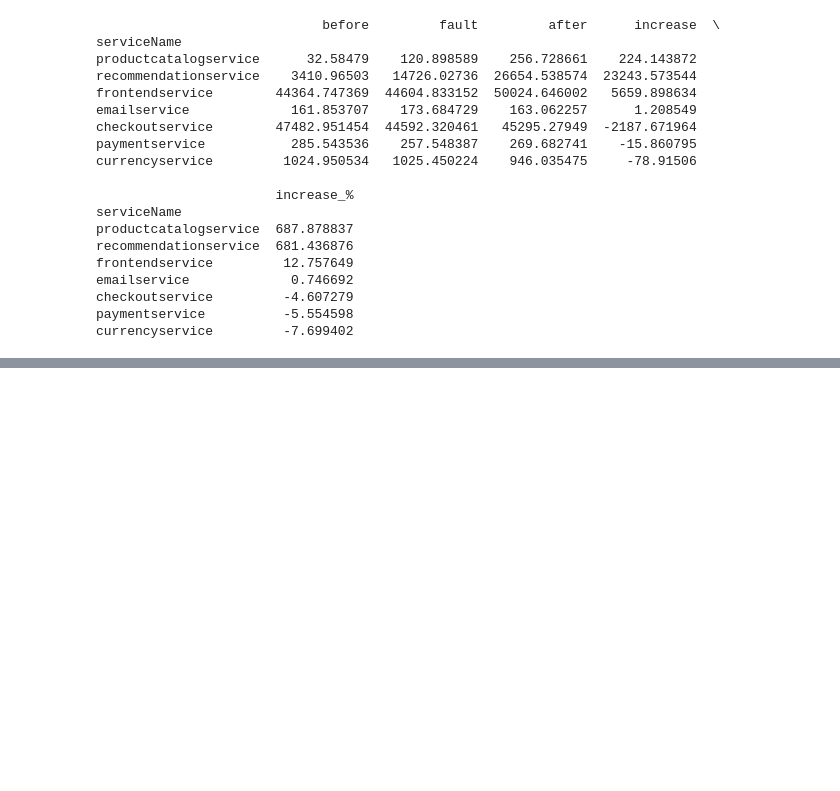
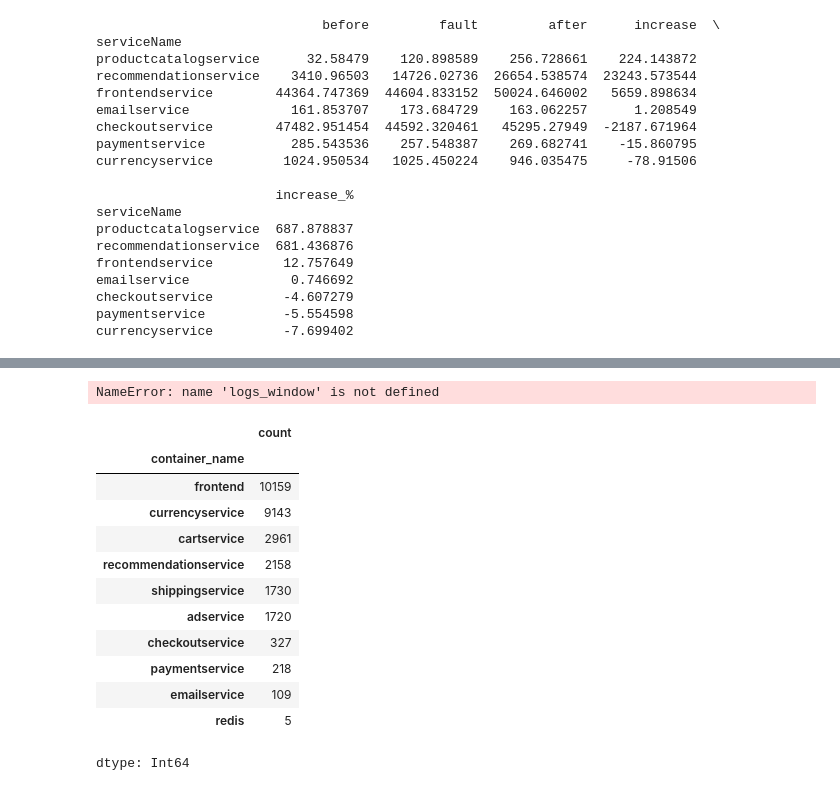
Before and after one commit to JAI4213H/ForensicAI, a Jupyter notebook: DataAnalysis.ipynb, the cells around one changed output, grey strips where cells are left out. Drawn from its saved outputs; the diff is of its cells as text; code cells hidden in the pictures; blank space fills up the shorter version.

```diff
--- a/DataAnalysis.ipynb
+++ b/DataAnalysis.ipynb
@@ -332,0 +382,32 @@ currencyservice         -7.699402
+# %%
+logs["timestamp_dt"] = pd.to_datetime(
+    logs["timestamp"],
+    unit="s"
+)
+# %%
+print(logs_window.shape)
+# %% [output]
+NameError: name 'logs_window' is not defined
+# %%
+delta = pd.Timedelta(minutes=2)
+
+logs_window = logs[
+    (logs["timestamp_dt"] >= inject_time - delta) &
+    (logs["timestamp_dt"] <= inject_time + delta)
+]
+# %%
+logs_window["container_name"].value_counts()
+# %% [output]
+|  | count |
+| container_name |  |
+| frontend | 10159 |
+| currencyservice | 9143 |
+| cartservice | 2961 |
+| recommendationservice | 2158 |
+| shippingservice | 1730 |
+| adservice | 1720 |
+| checkoutservice | 327 |
+| paymentservice | 218 |
+| emailservice | 109 |
+| redis | 5 |
+dtype: Int64
```
Also changed, not shown: parts of 9 cells of this notebook.
